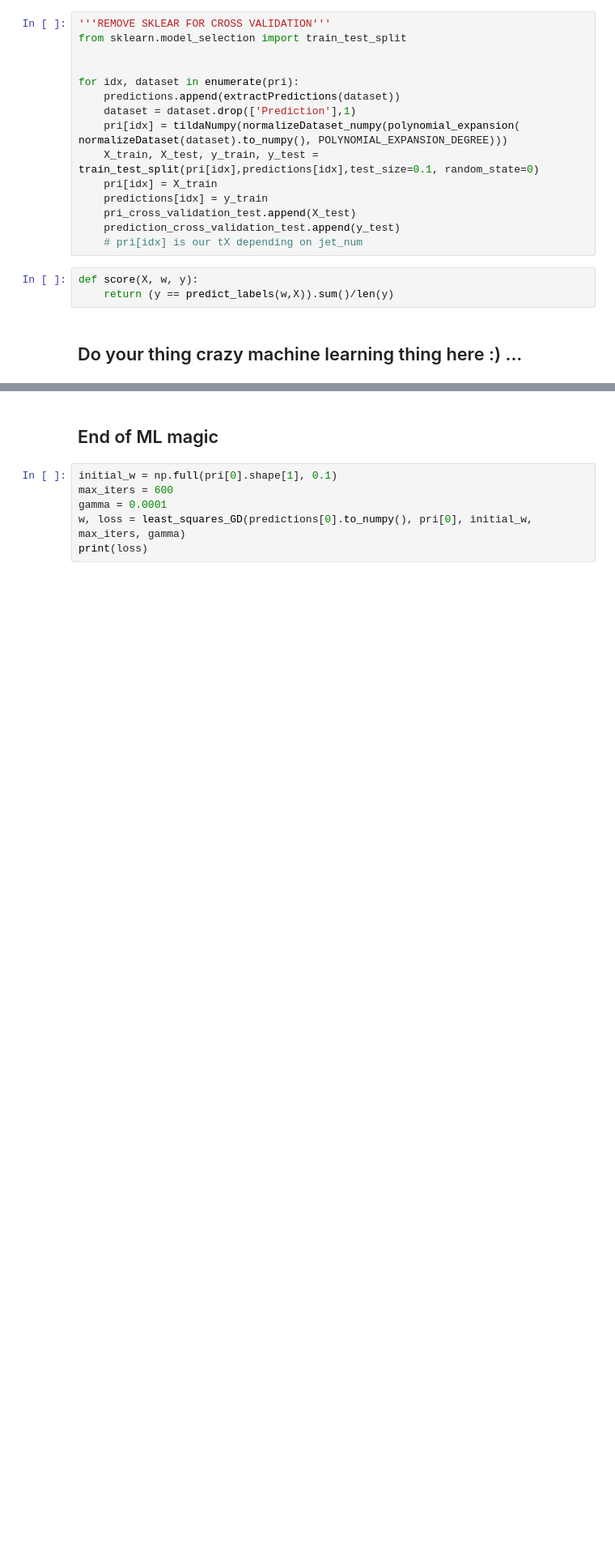
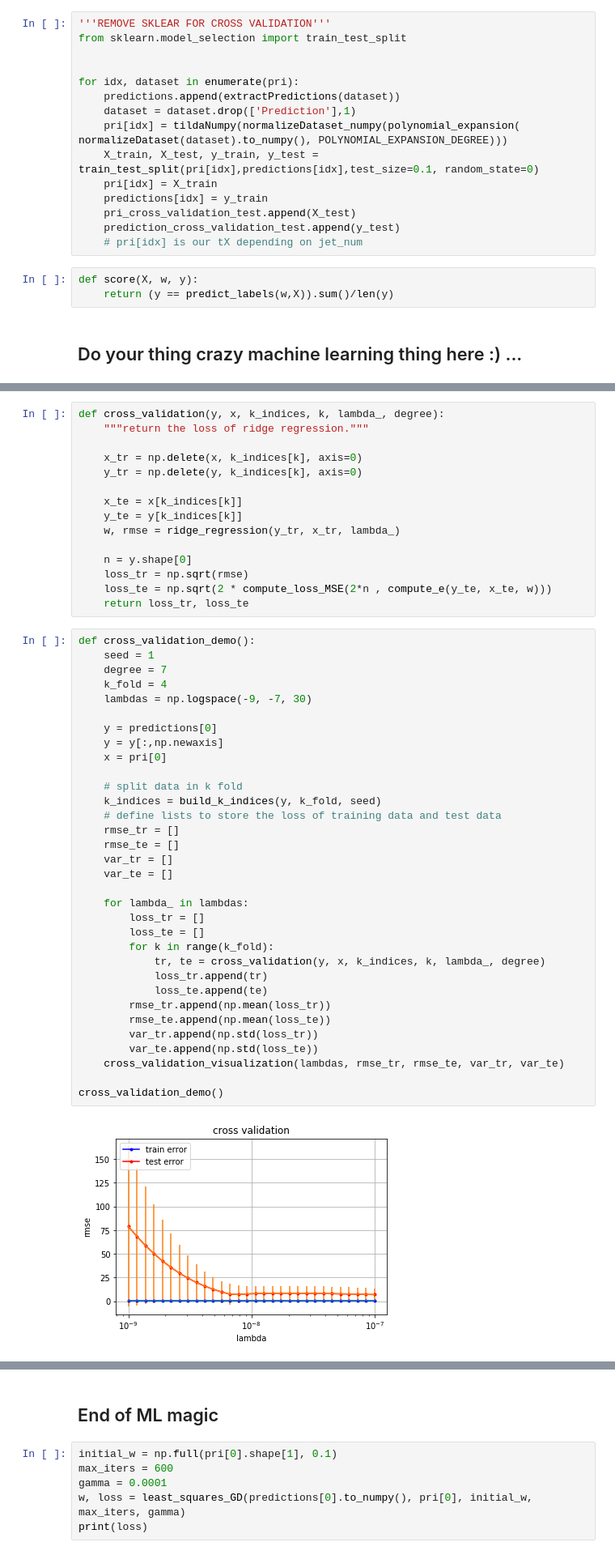
Before and after one commit to robinmamie/machine_learning, a Jupyter notebook: project1/scripts/project1.ipynb, the cells around one changed output, grey strips where cells are left out. Shown at 81% size. Cells and saved outputs as stored; diff of their text form; blank space fills up the shorter version.

```diff
--- a/project1/scripts/project1.ipynb
+++ b/project1/scripts/project1.ipynb
@@ -490,0 +402,50 @@ w, loss = reg_logistic_regression(y, tX, lambda_)
+# %%
+def cross_validation(y, x, k_indices, k, lambda_, degree):
+    """return the loss of ridge regression."""
+
+    x_tr = np.delete(x, k_indices[k], axis=0)
+    y_tr = np.delete(y, k_indices[k], axis=0)
+
+    x_te = x[k_indices[k]]
+    y_te = y[k_indices[k]]
+    w, rmse = ridge_regression(y_tr, x_tr, lambda_)
+
+    n = y.shape[0]
+    loss_tr = np.sqrt(rmse)
+    loss_te = np.sqrt(2 * compute_loss_MSE(2*n , compute_e(y_te, x_te, w)))
+    return loss_tr, loss_te
+# %%
+def cross_validation_demo():
+    seed = 1
+    degree = 7
+    k_fold = 4
+    lambdas = np.logspace(-9, -7, 30)
+
+    y = predictions[0]
+    y = y[:,np.newaxis]
+    x = pri[0]
+
+    # split data in k fold
+    k_indices = build_k_indices(y, k_fold, seed)
+    # define lists to store the loss of training data and test data
+    rmse_tr = []
+    rmse_te = []
+    var_tr = []
+    var_te = []
+
+    for lambda_ in lambdas:
+        loss_tr = []
+        loss_te = []
+        for k in range(k_fold):
+            tr, te = cross_validation(y, x, k_indices, k, lambda_, degree)
+            loss_tr.append(tr)
+            loss_te.append(te)
+        rmse_tr.append(np.mean(loss_tr))
+        rmse_te.append(np.mean(loss_te))
+        var_tr.append(np.std(loss_tr))
+        var_te.append(np.std(loss_te))
+    cross_validation_visualization(lambdas, rmse_tr, rmse_te, var_tr, var_te)
+
+cross_validation_demo()
+# %% [output]
+[figure, added]
```
Also changed, not shown: parts of 38 cells of this notebook, 3 other files.
